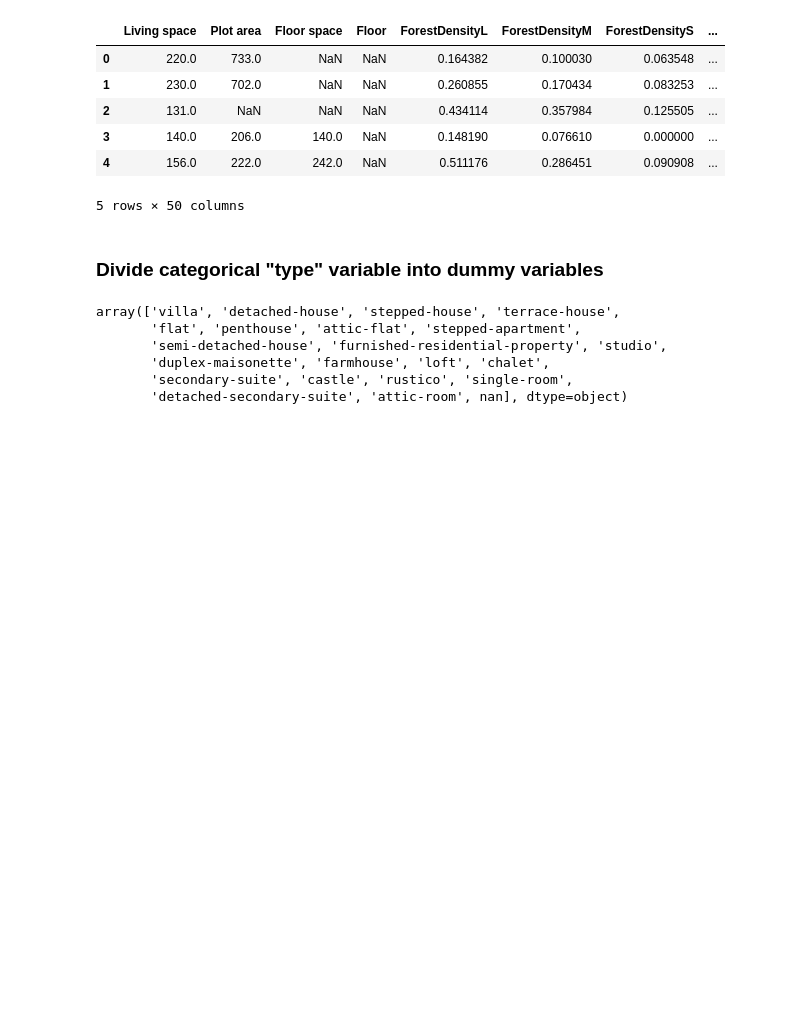
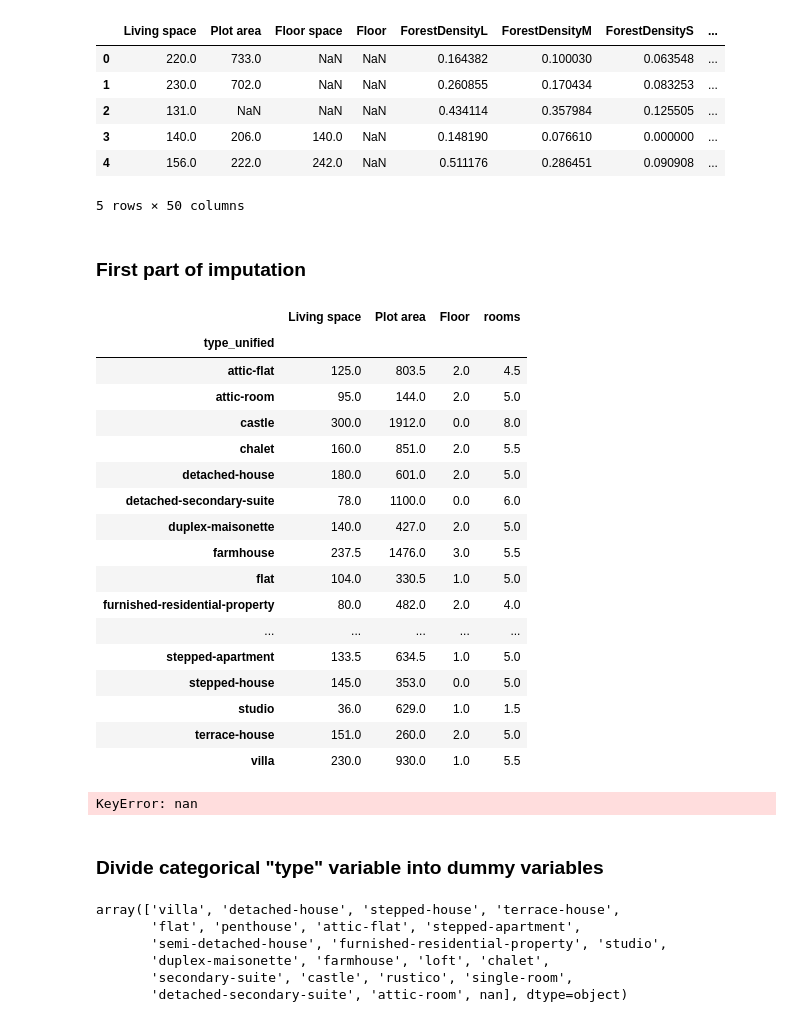
Before and after one commit to marvinvr/fhnw-cml1, a Jupyter notebook: 01_2_data_wrangling_kaggle.ipynb, the cells around one changed output. Drawn from its saved outputs; the diff is of its cells as text; code cells hidden in the pictures; blank space fills up the shorter version.

```diff
--- a/01_2_data_wrangling_kaggle.ipynb
+++ b/01_2_data_wrangling_kaggle.ipynb
@@ -255,6 +255,48 @@ clean_df.head()
 | 3 | 140.0 | 206.0 | 140.0 | NaN | 0.148190 | 0.076610 | 0.000000 | ... |
 | 4 | 156.0 | 222.0 | 242.0 | NaN | 0.511176 | 0.286451 | 0.090908 | ... |
 5 rows × 50 columns
+# %% [markdown]
+### First part of imputation
+# %%
+#groupby type_unified and take median
+df_median = clean_df.groupby('type_unified').median()
+#only columns "Living space", "Plot area", "Floor", "rooms"
+df_median = df_median[['Living space', 'Plot area', 'Floor', 'rooms']]
+#fillna with 0
+df_median = df_median.fillna(0)
+df_median
+# %% [output]
+|  | Living space | Plot area | Floor | rooms |
+| type_unified |  |  |  |  |
+| attic-flat | 125.0 | 803.5 | 2.0 | 4.5 |
+| attic-room | 95.0 | 144.0 | 2.0 | 5.0 |
+| castle | 300.0 | 1912.0 | 0.0 | 8.0 |
+| chalet | 160.0 | 851.0 | 2.0 | 5.5 |
+| detached-house | 180.0 | 601.0 | 2.0 | 5.0 |
+| detached-secondary-suite | 78.0 | 1100.0 | 0.0 | 6.0 |
+| duplex-maisonette | 140.0 | 427.0 | 2.0 | 5.0 |
+| farmhouse | 237.5 | 1476.0 | 3.0 | 5.5 |
+| flat | 104.0 | 330.5 | 1.0 | 5.0 |
+| furnished-residential-property | 80.0 | 482.0 | 2.0 | 4.0 |
+| ... | ... | ... | ... | ... |
+| stepped-apartment | 133.5 | 634.5 | 1.0 | 5.0 |
+| stepped-house | 145.0 | 353.0 | 0.0 | 5.0 |
+| studio | 36.0 | 629.0 | 1.0 | 1.5 |
+| terrace-house | 151.0 | 260.0 | 2.0 | 5.0 |
+| villa | 230.0 | 930.0 | 1.0 | 5.5 |
+# %%
+#if plot area is null and living space is not null, plot area = living space
+clean_df['Plot area'] = clean_df['Plot area'].fillna(clean_df['Living space'])
+
+#fill 'Living space', 'Plot area', 'Floor', 'rooms' with median of their type
+for i in clean_df['type_unified'].unique():
+    clean_df['Living space'] = clean_df['Living space'].mask((clean_df['Living space'].isnull()) & (clean_df['type_unified'] == i), df_median.loc[i, 'Living space'])
+    clean_df['Plot area'] = clean_df['Plot area'].mask((clean_df['Plot area'].isnull()) & (clean_df['type_unified'] == i), df_median.loc[i, 'Plot area'])
+    clean_df['Floor'] = clean_df['Floor'].mask((clean_df['Floor'].isnull()) & (clean_df['type_unified'] == i), df_median.loc[i, 'Floor'])
+    clean_df['rooms'] = clean_df['rooms'].mask((clean_df['rooms'].isnull()) & (clean_df['type_unified'] == i), df_median.loc[i, 'rooms'])
+clean_df.head()
+# %% [output]
+KeyError: nan
 # %% [markdown]
 ### Divide categorical "type" variable into dummy variables
 # %%
```
Also changed, not shown: parts of 2 cells of this notebook, 1 other file.
